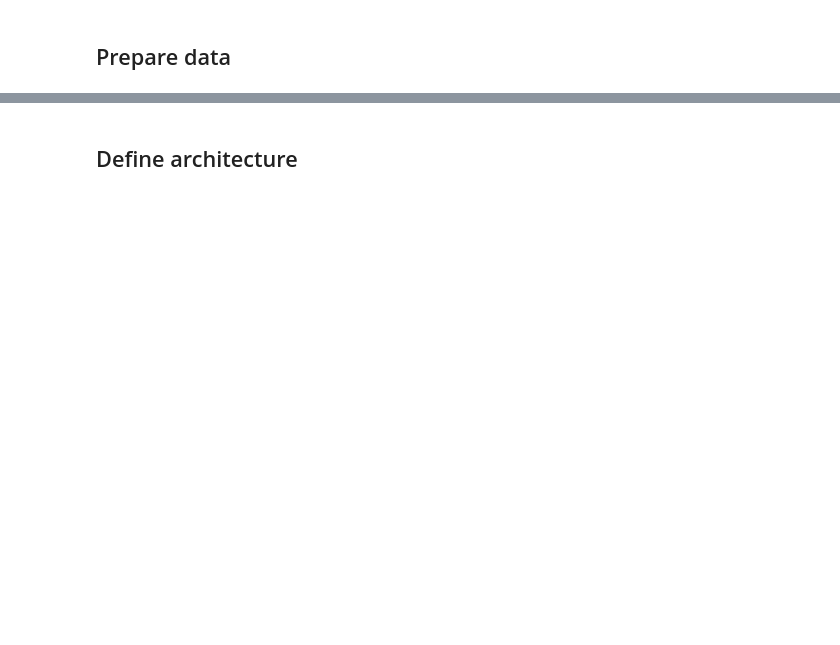
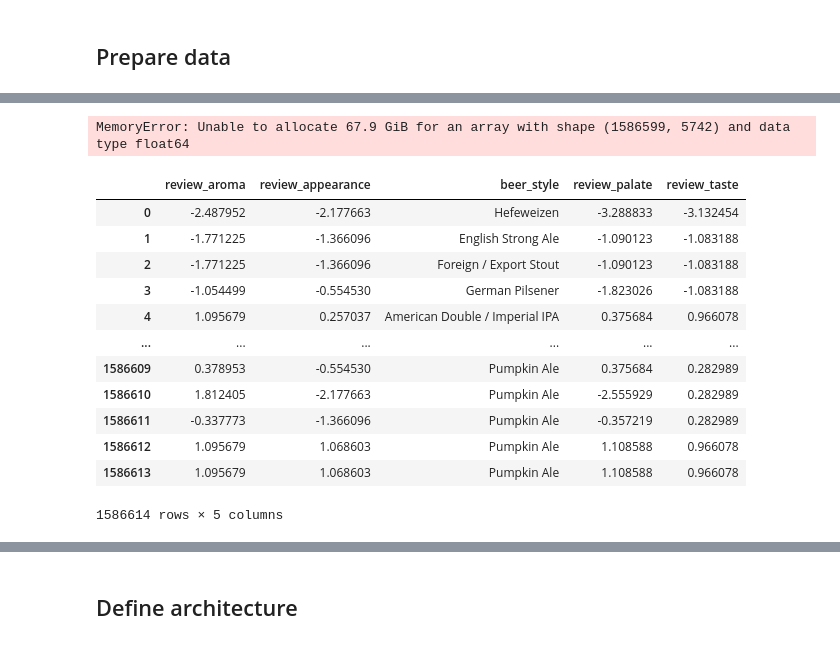
Before and after one commit to daveanker/adsi_at2, a Jupyter notebook: notebooks/at2.ipynb, the cells around one changed output, grey strips where cells are left out. Cells and saved outputs as stored; diff of their text form; code cells hidden in the pictures; blank space fills up the shorter version.

```diff
--- a/notebooks/at2.ipynb
+++ b/notebooks/at2.ipynb
@@ -154 +139,31 @@ def split_sets_by_time(df, target_col, test_ratio=0.2):
+# %%
+# Perform One-Hot encoding on cat_cols and save them into a dataframe called X_cat
+X_cat = pd.DataFrame(ohe.fit_transform(df_cleaned[cat_cols]))
+# %% [output]
+MemoryError: Unable to allocate 67.9 GiB for an array with shape (1586599, 5742) and data type float64
+# %%
+# Extract the feature names from ohe and replace the names of the columns of the X_cat
+X_cat.columns = ohe.get_feature_names(cat_cols)
+# %%
+# Drop the original columns of cat_cols from df_cleaned
+df_cleaned.drop(cat_cols, axis=1, inplace=True)
+# %%
+# Concatenate df_cleaned with X_cat and save the result to a variable called X
+X = pd.concat([df_cleaned, X_cat ], axis=1)
+# %%
+X
+# %% [output]
+|  | review_aroma | review_appearance | beer_style | review_palate | review_taste |
+| 0 | -2.487952 | -2.177663 | Hefeweizen | -3.288833 | -3.132454 |
+| 1 | -1.771225 | -1.366096 | English Strong Ale | -1.090123 | -1.083188 |
+| 2 | -1.771225 | -1.366096 | Foreign / Export Stout | -1.090123 | -1.083188 |
+| 3 | -1.054499 | -0.554530 | German Pilsener | -1.823026 | -1.083188 |
+| 4 | 1.095679 | 0.257037 | American Double / Imperial IPA | 0.375684 | 0.966078 |
+| ... | ... | ... | ... | ... | ... |
+| 1586609 | 0.378953 | -0.554530 | Pumpkin Ale | 0.375684 | 0.282989 |
+| 1586610 | 1.812405 | -2.177663 | Pumpkin Ale | -2.555929 | 0.282989 |
+| 1586611 | -0.337773 | -1.366096 | Pumpkin Ale | -0.357219 | 0.282989 |
+| 1586612 | 1.095679 | 1.068603 | Pumpkin Ale | 1.108588 | 0.966078 |
+| 1586613 | 1.095679 | 1.068603 | Pumpkin Ale | 1.108588 | 0.966078 |
+1586614 rows × 5 columns
 # %%
```
Also changed, not shown: parts of 33 cells of this notebook, 1 other file.
